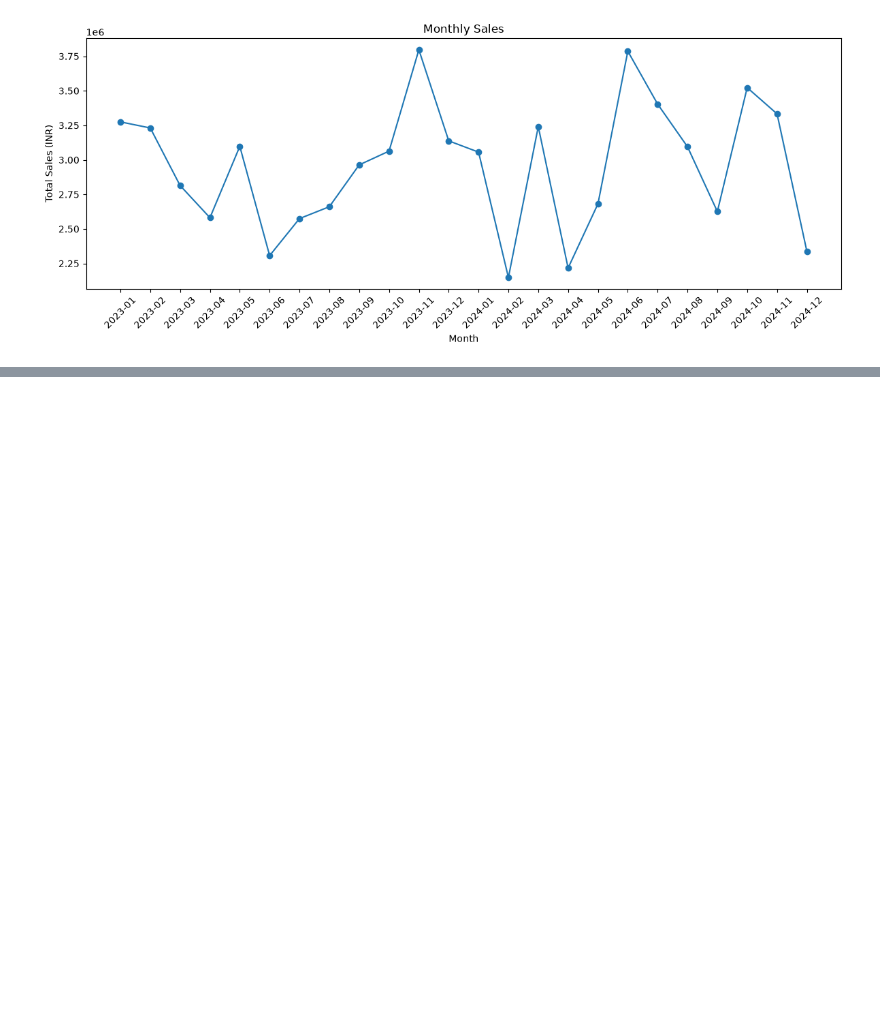
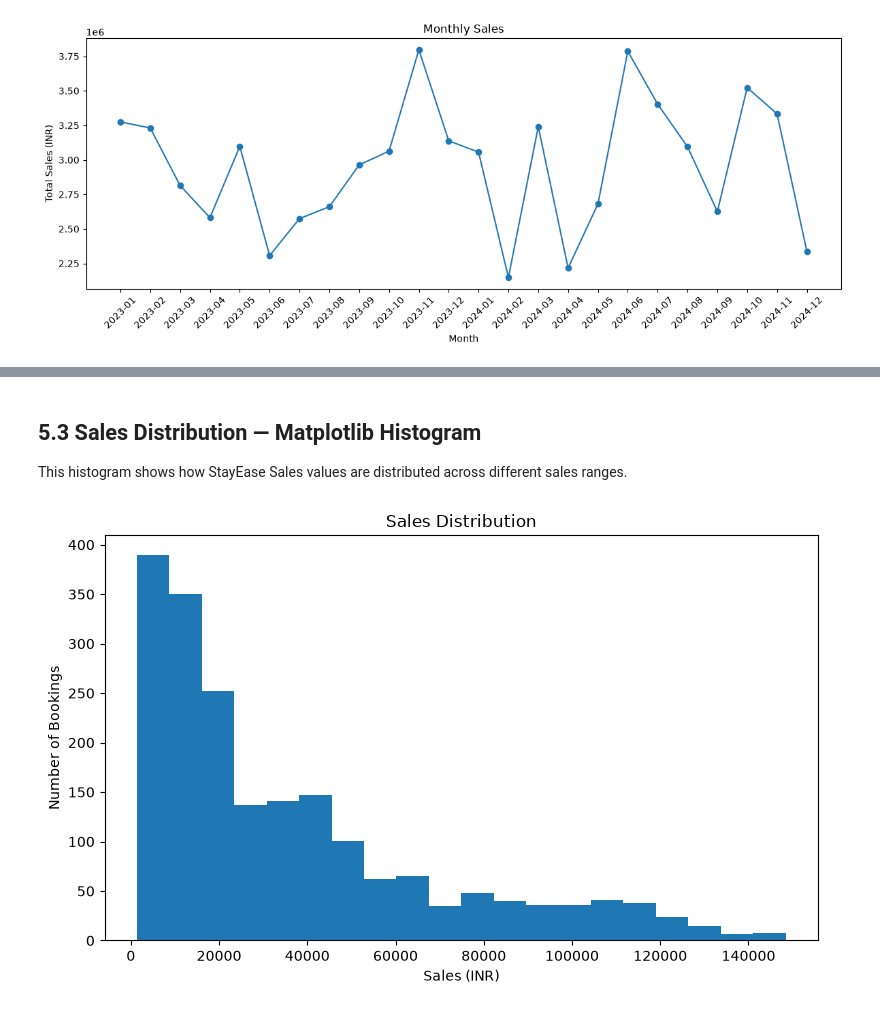
Before and after one commit to VrushaliAPoojary/Data-Analysis, a Jupyter notebook: notebooks/StayEase_Analysis.ipynb, the cells around one changed output, grey strips where cells are left out. Saved outputs shown, nothing was run; the diff lists cells and outputs as text; code cells hidden in the pictures; blank space fills up the shorter version.

```diff
--- a/notebooks/StayEase_Analysis.ipynb
+++ b/notebooks/StayEase_Analysis.ipynb
@@ -738,0 +785,21 @@ plt.show()
+# %% [markdown]
+## 5.3 Sales Distribution — Matplotlib Histogram
+
+This histogram shows how StayEase Sales values are distributed across
+different sales ranges.
+# %%
+plt.figure(figsize=(8, 5))
+
+plt.hist(
+    df["Sales"],
+    bins=20
+)
+
+plt.title("Sales Distribution")
+plt.xlabel("Sales (INR)")
+plt.ylabel("Number of Bookings")
+
+plt.tight_layout()
+plt.show()
+# %% [output]
+[figure, added]
```
Also changed, not shown: parts of 19 cells of this notebook.
